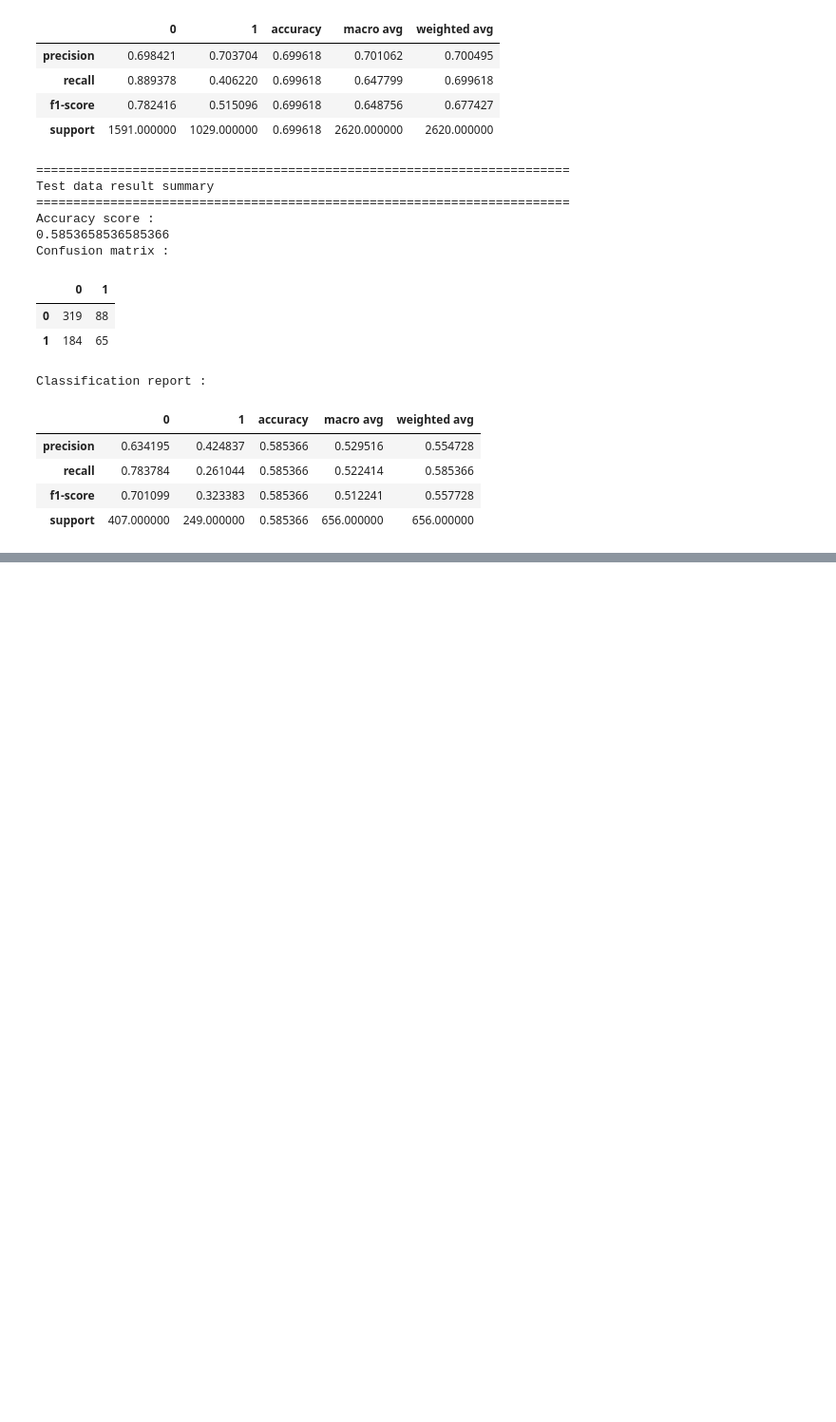
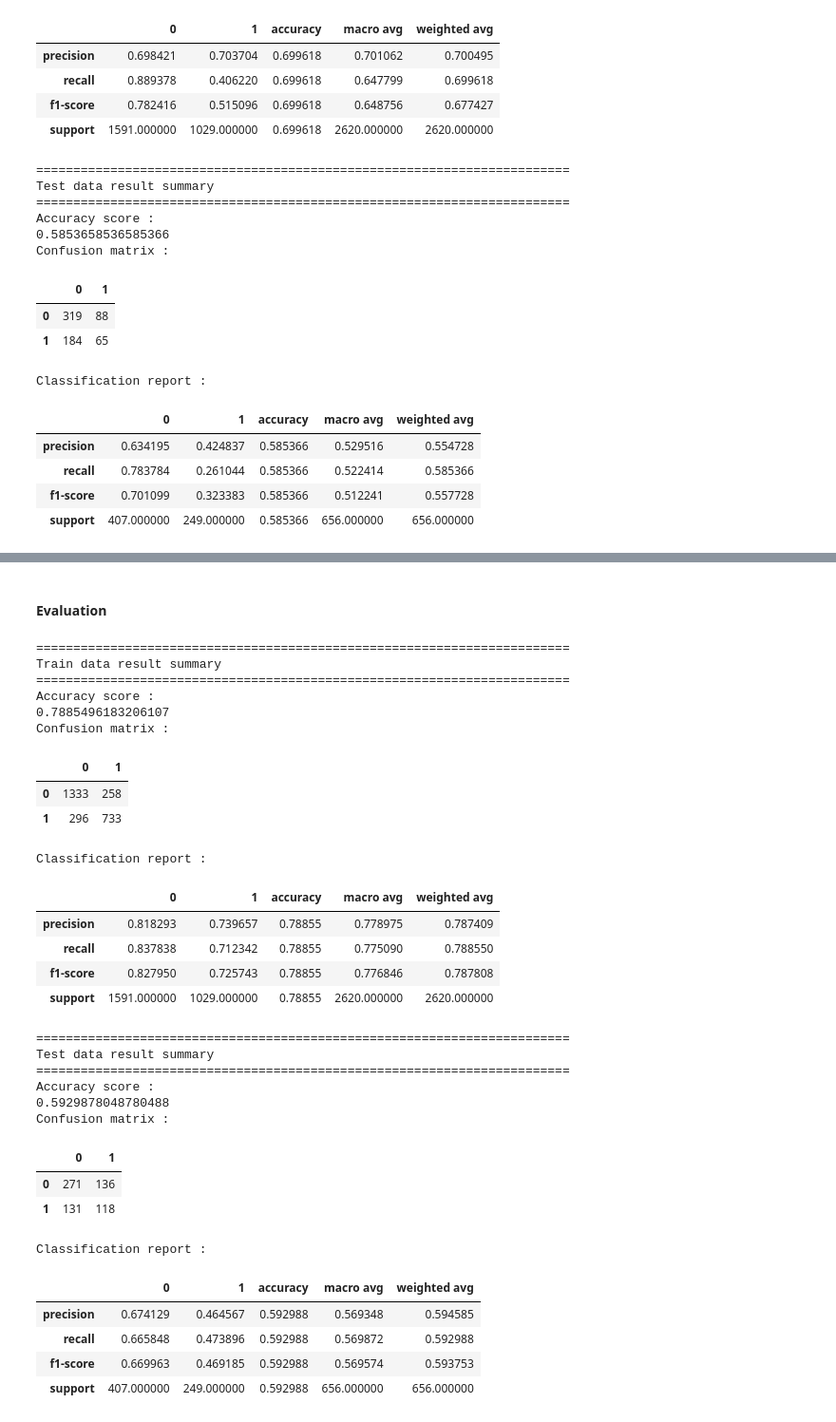
Before and after one commit to VishalWadagavi/Classification_Projects, a Jupyter notebook: Water_Potability_Classification.ipynb, the cells around one changed output, grey strips where cells are left out. Shown at 95% size. Saved outputs shown, nothing was run; the diff lists cells and outputs as text; code cells hidden in the pictures; blank space fills up the shorter version.

```diff
--- a/Water_Potability_Classification.ipynb
+++ b/Water_Potability_Classification.ipynb
@@ -471,0 +540,13 @@ Classification report :
+# %%
+from xgboost import XGBClassifier
+params={'n_estimators':[50,100,150,200,500],
+        'learning_rate':[0.01,0.1,0.5,0.6,0.7],
+        'max_depth':range(1,5),
+        'subsample':[0.1,0.2,0.5,0.7],
+        'colsample_bytree':[0.5,0.7]}
+
+grid_XG=GridSearchCV(XGBClassifier(),params,scoring='recall',cv=5,n_jobs=-1,verbose=1)
+grid_XG.fit(X_train,y_train)
+print(grid_XG.best_score_)
+print(grid_XG.best_estimator_)
+XG_clf=grid_XG.best_estimator_
@@ -471,0 +575,35 @@ Classification report :
+# %% [markdown]
+#### Evaluation
+# %%
+results(XG_clf,X_train,y_train,X_test,y_test)
+# %% [output]
+========================================================================
+Train data result summary
+========================================================================
+Accuracy score :
+0.7885496183206107
+Confusion matrix :
+|  | 0 | 1 |
+| 0 | 1333 | 258 |
+| 1 | 296 | 733 |
+Classification report :
+|  | 0 | 1 | accuracy | macro avg | weighted avg |
+| precision | 0.818293 | 0.739657 | 0.78855 | 0.778975 | 0.787409 |
+| recall | 0.837838 | 0.712342 | 0.78855 | 0.775090 | 0.788550 |
+| f1-score | 0.827950 | 0.725743 | 0.78855 | 0.776846 | 0.787808 |
+| support | 1591.000000 | 1029.000000 | 0.78855 | 2620.000000 | 2620.000000 |
+========================================================================
+Test data result summary
+========================================================================
+Accuracy score :
+0.5929878048780488
+Confusion matrix :
+|  | 0 | 1 |
+| 0 | 271 | 136 |
+| 1 | 131 | 118 |
+Classification report :
+|  | 0 | 1 | accuracy | macro avg | weighted avg |
+| precision | 0.674129 | 0.464567 | 0.592988 | 0.569348 | 0.594585 |
+| recall | 0.665848 | 0.473896 | 0.592988 | 0.569872 | 0.592988 |
+| f1-score | 0.669963 | 0.469185 | 0.592988 | 0.569574 | 0.593753 |
+| support | 407.000000 | 249.000000 | 0.592988 | 656.000000 | 656.000000 |
```
Also changed, not shown: parts of 8 cells of this notebook.
